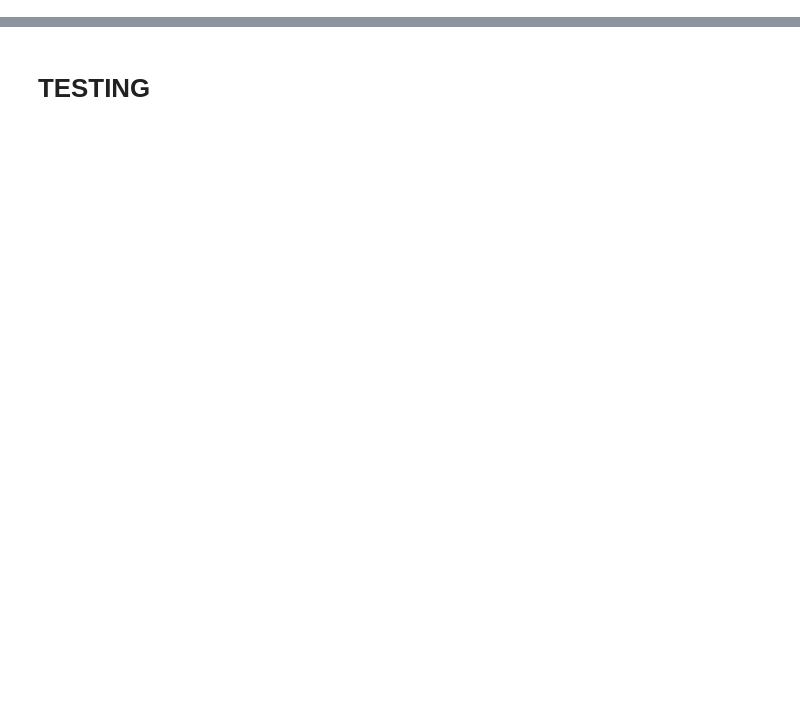
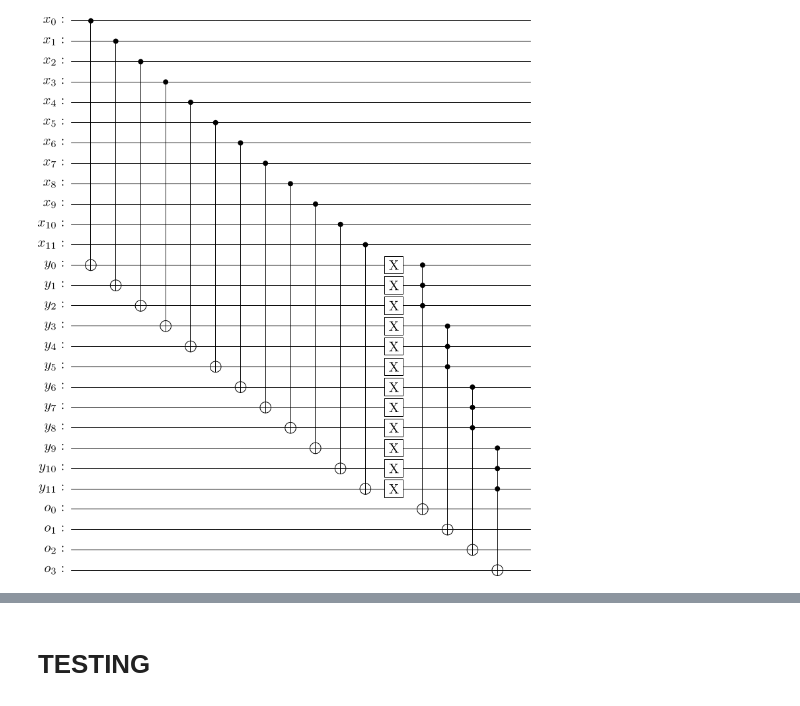
Before and after one commit to BoredDam/quantum-longest-common-substring, a Jupyter notebook: Quantum-LCS/QLCS-clean-with-tests-and-drawings.ipynb, the cells around one changed output, grey strips where cells are left out. Cells and saved outputs as stored; diff of their text form; code cells hidden in the pictures; blank space fills up the shorter version.

```diff
--- a/Quantum-LCS/QLCS-clean-with-tests-and-drawings.ipynb
+++ b/Quantum-LCS/QLCS-clean-with-tests-and-drawings.ipynb
@@ -10,29 +10,31 @@ import numpy as np
 # %%
 def match_operator(n: int, char_size: int) -> QuantumCircuit:
     """
     builds the quantum circuit for the match operator of size
     `n` with characters of `char_size` bits
     """
 
     qx = QuantumRegister(n * char_size, "x")
     qy = QuantumRegister(n * char_size, "y")
     qout = QuantumRegister(n, "o")
     qc = QuantumCircuit(qx, qy, qout)
 
     for i in range(n * char_size):
         qc.cx(qx[i], qy[i])
         qc.x(qy[i])
 
     for i in range(0, n):
         ctrls = list(range(i * char_size, i * char_size + char_size))
         qc.mcx([*qy[ctrls]], qout[i])
     return qc
 
 
 qubits = 4
 char_size = 3
 
-match_operator(qubits, char_size).draw()
+match_operator(qubits, char_size).draw('latex')
+# %% [output]
+[figure, added]
 # %%
 def extension_operator(n: int, i: int) -> QuantumCircuit:
     """
```
Also changed, not shown: parts of 14 cells of this notebook.
